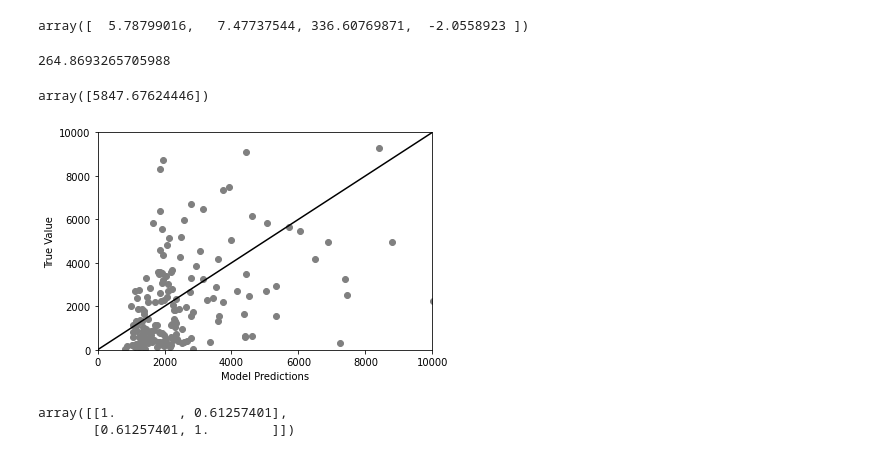
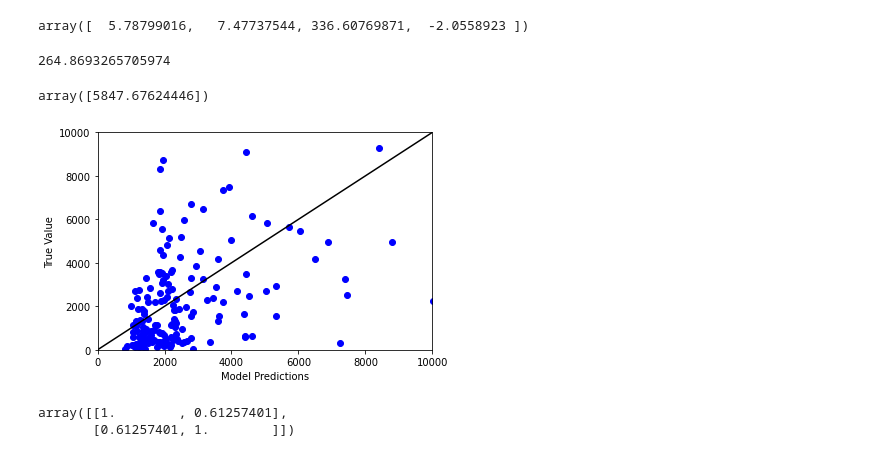
Before and after one commit to alexlopespereira/idp_competenciasdegestao, a Jupyter notebook: Notebooks/Aula5/Aula5_PredicaoVendas.ipynb, the cells around one changed output. Drawn from its saved outputs; the diff is of its cells as text; code cells hidden in the pictures.

```diff
--- a/Notebooks/Aula5/Aula5_PredicaoVendas.ipynb
+++ b/Notebooks/Aula5/Aula5_PredicaoVendas.ipynb
@@ -196,6 +189,5 @@ df.corr()
 # %%
-df = pd.read_csv('wrangled_transactions.csv', \
-                 index_col='CustomerID')
+df = pd.read_csv('wrangled_transactions.csv', index_col='CustomerID')
 # %%
 df.corr()
 # %% [output]
@@ -207,11 +199,7 @@ df.corr()
 | avg_order_cost | 0.779401 | -0.074321 | -0.054051 | -0.012466 | 1.000000 | ... |
 | revenue_2020 | 0.548234 | 0.061743 | -0.171294 | 0.355751 | 0.357384 | ... |
 # %%
-X = df[['revenue_2019',\
-        'days_since_last_purchase',\
-        'number_of_purchases',\
-        'avg_order_cost']]
-
+X = df[['revenue_2019', 'days_since_last_purchase', 'number_of_purchases',  'avg_order_cost']]
 y = df['revenue_2020']
 # %%
 from sklearn.model_selection import train_test_split
@@ -228,10 +216,11 @@ LinearRegression()
 model.coef_
 # %% [output]
 array([  5.78799016,   7.47737544, 336.60769871,  -2.0558923 ])
-# %%
-model.intercept_
-# %% [output]
-264.8693265705988
+# %%
+# O que é e qual a interpretação deste valor?
+model.intercept_
+# %% [output]
+264.8693265705974
 # %%
 single_customer = pd.DataFrame({
     'revenue_2019': [1000],
@@ -246,18 +235,20 @@ array([5847.67624446])
 # %%
 import matplotlib.pyplot as plt
 %matplotlib inline
-
-plt.scatter(model.predict(X_test), y_test, color='gray')
+# Plotar o valor real e a predição
+# Como interpretar este gráfico ?
+plt.scatter(model.predict(X_test), y_test, color='blue')
 plt.xlim(0,10000)
 plt.ylim(0,10000)
 plt.plot([0, 10000], [0, 10000], 'k-')
 plt.xlabel('Model Predictions')
 plt.ylabel('True Value')
 plt.show()
 # %% [output]
-[figure, old version]
+[figure, new version]
-# %%
-np.corrcoef(model.predict(X_test), y_test)
-# %% [output]
-array([[1.        , 0.61257401],
-       [0.61257401, 1.        ]])
+# %%
+# O valor dessa correlação é de um modelo apropriado (resolve o problema a contento) ?
+np.corrcoef(model.predict(X_test), y_test)
+# %% [output]
+array([[1.        , 0.61257401],
+       [0.61257401, 1.        ]])
```
Also changed, not shown: parts of 31 cells of this notebook.
